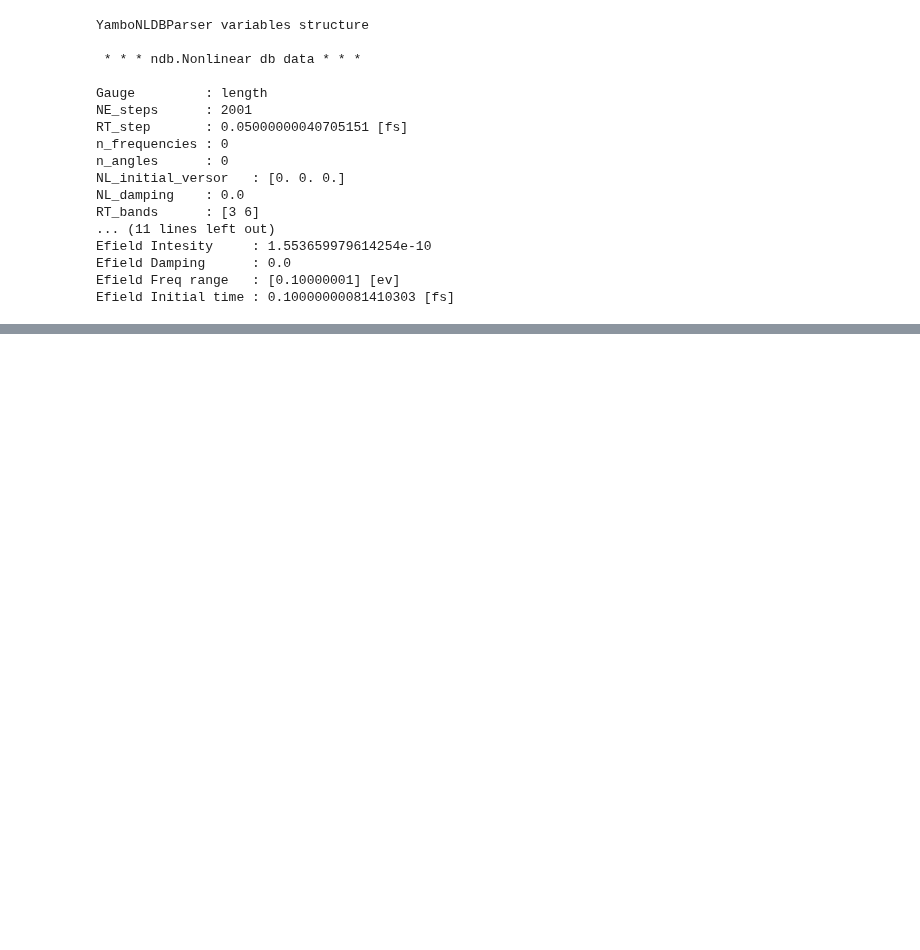
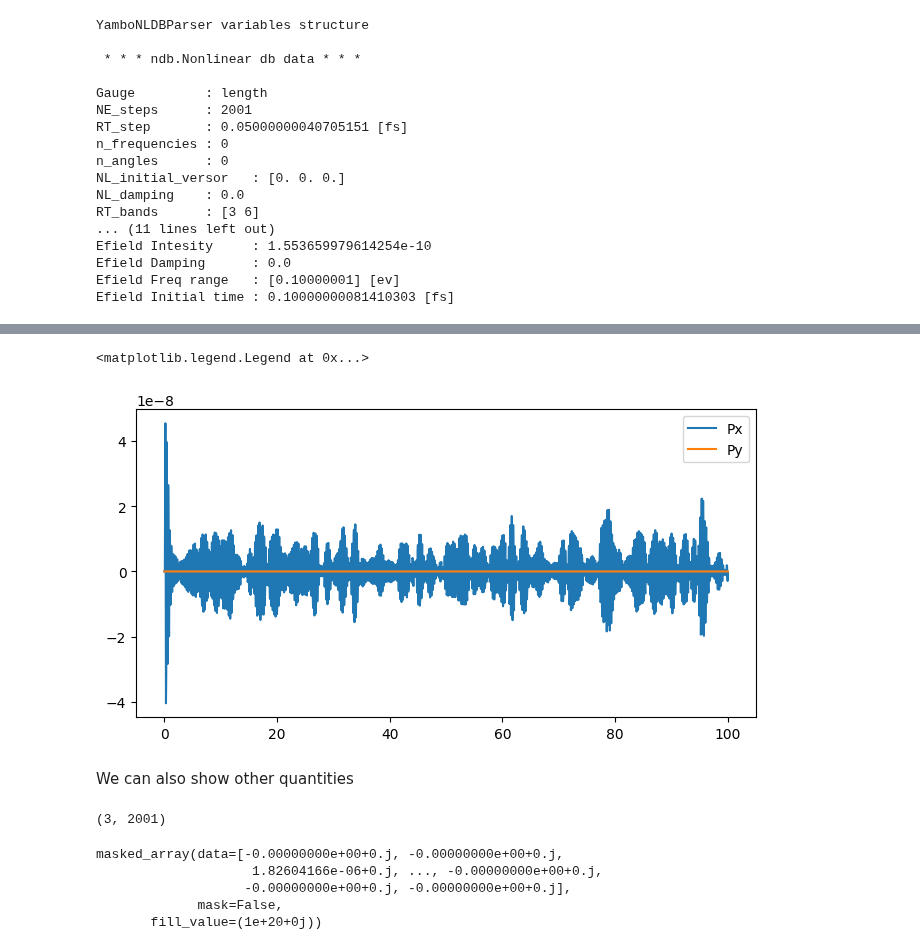
Before and after one commit to marcodalessandro76/MPPI, a Jupyter notebook: sphinx_source/tutorials/Tutorial_YamboNLDBParser.ipynb, the cells around one changed output, grey strips where cells are left out. Drawn from its saved outputs; the diff is of its cells as text; code cells hidden in the pictures; blank space fills up the shorter version.

```diff
--- a/sphinx_source/tutorials/Tutorial_YamboNLDBParser.ipynb
+++ b/sphinx_source/tutorials/Tutorial_YamboNLDBParser.ipynb
@@ -59,0 +59,26 @@ masked_array(data=[0.00000000e+00, 2.06706867e+00, 4.13413733e+00, ...,
+# %%
+t = data_output['NL_pol_F1']['col1']
+Px = data_output['NL_pol_F1']['col2']
+Py = data_output['NL_pol_F1']['col3']
+fig, ax1 = plt.subplots(figsize=(8,4))
+ax1.plot(t,Px,label='Px')
+ax1.plot(t,Py,label='Py')
+ax1.legend()
+# %% [output]
+<matplotlib.legend.Legend at 0x...>
+[figure, added]
+# %% [markdown]
+We can also show other quantities
+# %%
+E_ext = data.E_ext[0]
+E_ext.shape
+# %% [output]
+(3, 2001)
+# %%
+E_ext[0]
+# %% [output]
+masked_array(data=[-0.00000000e+00+0.j, -0.00000000e+00+0.j,
+                    1.82604166e-06+0.j, ..., -0.00000000e+00+0.j,
+                   -0.00000000e+00+0.j, -0.00000000e+00+0.j],
+             mask=False,
+       fill_value=(1e+20+0j))
```
Also changed, not shown: parts of 9 cells of this notebook, 7 other files.
